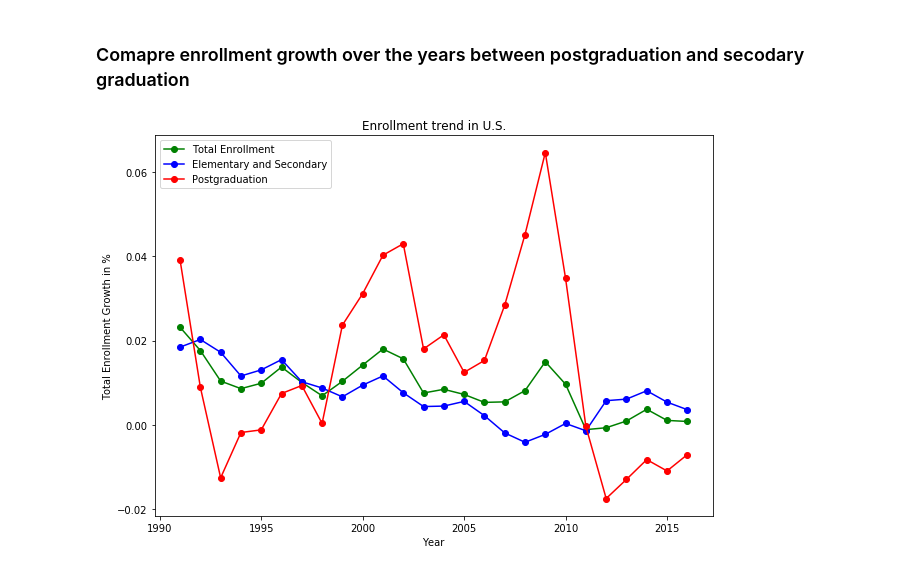
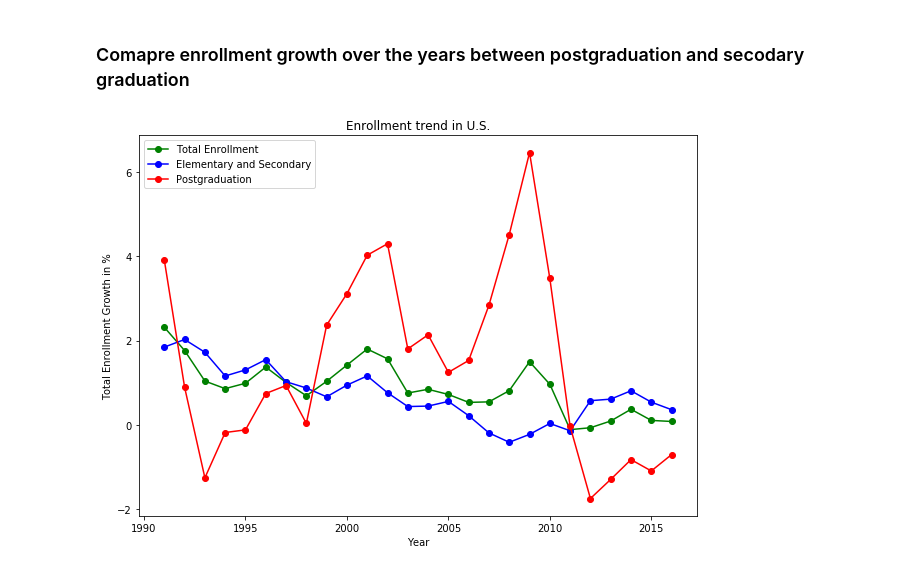
Before and after one commit to YJDave/cs418-s20-cs418_spring20_mighty_python, a Jupyter notebook: main.ipynb, the cells around one changed output. Cells and saved outputs as stored; diff of their text form; code cells hidden in the pictures.

```diff
--- a/main.ipynb
+++ b/main.ipynb
@@ -67,17 +67,17 @@ plt.show()
 ### Comapre enrollment growth over the years between postgraduation and secodary graduation
 # %%
 x = data['Year'][13:].values
-y = data['Total Enrollment'].pct_change()[13:].values
-y1 = data['Elementary & Secondary enrollment'].pct_change()[13:].values
-y2 = data['Degree-granting postsecondary institutions Total'].pct_change()[13:].values
+y = data['Total Enrollment'].pct_change()[13:].mul(100).values
+y1 = data['Elementary & Secondary enrollment'].pct_change()[13:].mul(100).values
+y2 = data['Degree-granting postsecondary institutions Total'].pct_change()[13:].mul(100).values
 
 fig, axs = plt.subplots(nrows=1, figsize=(10, 7))
 plot_graph(x, y, '-og', "Year", "Total Enrollment Growth in %", "Enrollment trend in U.S.", label='Total Enrollment')
 plot_graph(x, y1, '-ob', "Year", "Total Enrollment Growth in %", "Enrollment trend in U.S.",
           label="Elementary and Secondary")
 plot_graph(x, y2, '-or', "Year", "Total Enrollment Growth in %", "Enrollment trend in U.S.",
           label="Postgraduation", legend=True)
 
 plt.show()
 # %% [output]
-[figure, old version]
+[figure, new version]
```
Also changed, not shown: parts of 4 cells of this notebook, 2 other files.
